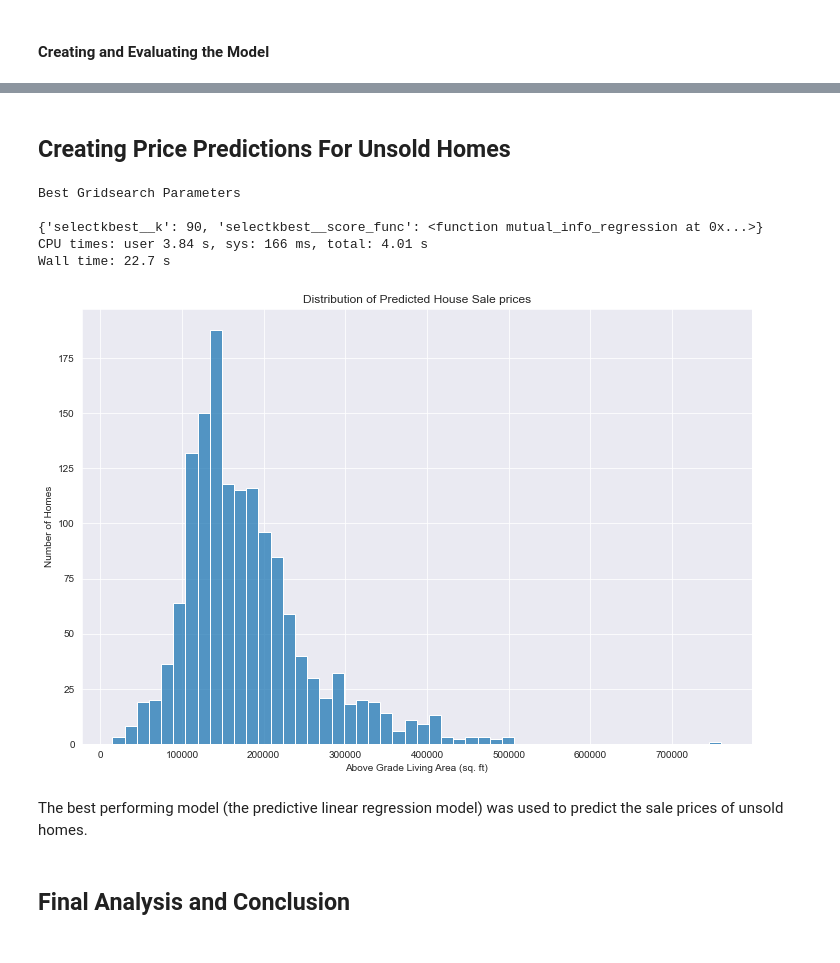
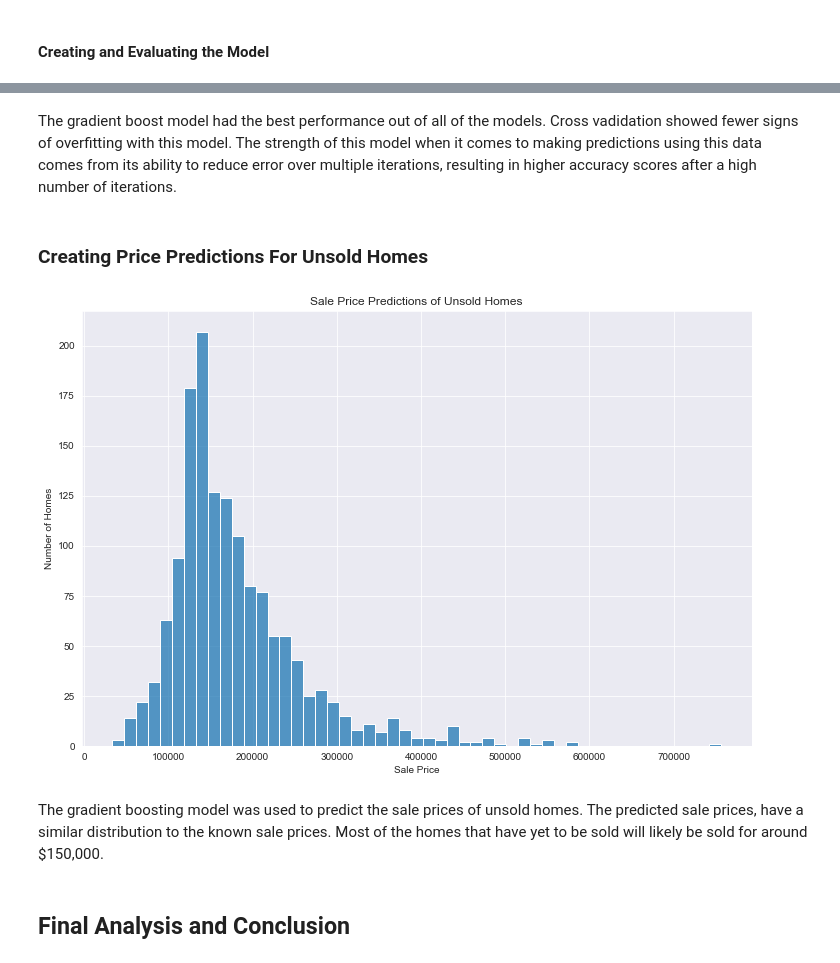
Before and after one commit to donmacfoy/ames-house-price-predictions, a Jupyter notebook: ames-house-price-predictions.ipynb, the cells around one changed output, grey strips where cells are left out. Saved outputs shown, nothing was run; the diff lists cells and outputs as text; code cells hidden in the pictures.

Commit message:
added models

```diff
--- a/ames-house-price-predictions.ipynb
+++ b/ames-house-price-predictions.ipynb
@@ -930,12 +1095,12 @@ Wall time: 728 ms
 
 # modeling pipeline
 pipe = Pipeline([('all_features', all_features),
-                 ('selectkbest', SelectKBest(score_func=f_regression)),
-                 ('model', RandomForestRegressor())]).fit(x_train, y_train)
+                 ('selectkbest', SelectKBest()),
+                 ('model', GradientBoostingRegressor(n_estimators=300))]).fit(x_train, y_train)
 
 # searching for best parameters
 pipe = GridSearchCV(estimator=pipe,
-                    param_grid = {'selectkbest__k': [60, 70, 80, 90, 100],
+                    param_grid = {'selectkbest__k': [40, 50, 60, 70, 80, 90, 100],
                                   'selectkbest__score_func': [chi2, f_regression, mutual_info_regression]},
                     n_jobs=-1
                    ).fit(x_train, y_train)
@@ -946,6 +1111,8 @@ print()
 print(pipe.best_params_)
 
 pipe = pipe.best_estimator_
+
+top_model = pipe
 # %% [output]
 Best Gridsearch Parameters
 
@@ -1050,49 +1217,22 @@ Wall time: 666 ms
+# %% [markdown]
+The gradient boost model had the best performance out of all of the models. Cross vadidation showed fewer signs of overfitting with this model. The strength of this model when it comes to making predictions using this data comes from its ability to reduce error over multiple iterations, resulting in higher accuracy scores after a high number of iterations.
 # %% [markdown]
-## Creating Price Predictions For Unsold Homes
+### Creating Price Predictions For Unsold Homes
-# %%
-%%time
-
-## train and fit model
-
-# modeling pipeline
-pipe = Pipeline([('all_features', all_features),
-                 ('selectkbest', SelectKBest(score_func=f_regression)),
-                 ('model', Ridge())]).fit(x_train, y_train)
-
-# searching for best parameters
-pipe = GridSearchCV(estimator=pipe,
-                    param_grid = {'selectkbest__k': [60, 70, 80, 90, 100],
-                                  'selectkbest__score_func': [chi2, f_regression, mutual_info_regression]},
-                    n_jobs=-1
-                   ).fit(x_train, y_train)
-
-print()
-print('Best Gridsearch Parameters')
-print()
-print(pipe.best_params_)
-
-pipe = pipe.best_estimator_
-# %% [output]
-Best Gridsearch Parameters
-
-{'selectkbest__k': 90, 'selectkbest__score_func': <function mutual_info_regression at 0x...>}
-CPU times: user 3.84 s, sys: 166 ms, total: 4.01 s
-Wall time: 22.7 s
 # %%
 ## potting the distribution of the overall quality and target variables
 
 fig, ax = plt.subplots(figsize=(12,8))
 # potting the distribution of the above grade living area of the homes
 
-ax = sns.histplot(x=pipe.predict(df_test_raw))
-ax.set_title('Distribution of Predicted House Sale prices')
-ax.set_xlabel('Above Grade Living Area (sq. ft)')
+ax = sns.histplot(x=top_model.predict(df_test_raw))
+ax.set_title('Sale Price Predictions of Unsold Homes')
+ax.set_xlabel('Sale Price')
 ax.set_ylabel('Number of Homes')
 plt.show()
 # %% [output]
-[figure, old version]
+[figure, new version]
-# %% [markdown]
-The best performing model (the predictive linear regression model) was used to predict the sale prices of unsold homes.
+# %% [markdown]
+The gradient boosting model was used to predict the sale prices of unsold homes. The predicted sale prices, have a similar distribution to the known sale prices. Most of the homes that have yet to be sold will likely be sold for around $150,000.
 # %% [markdown]
 ## Final Analysis and Conclusion
 # %% [markdown]
```
Also changed, not shown: parts of 37 cells of this notebook.
